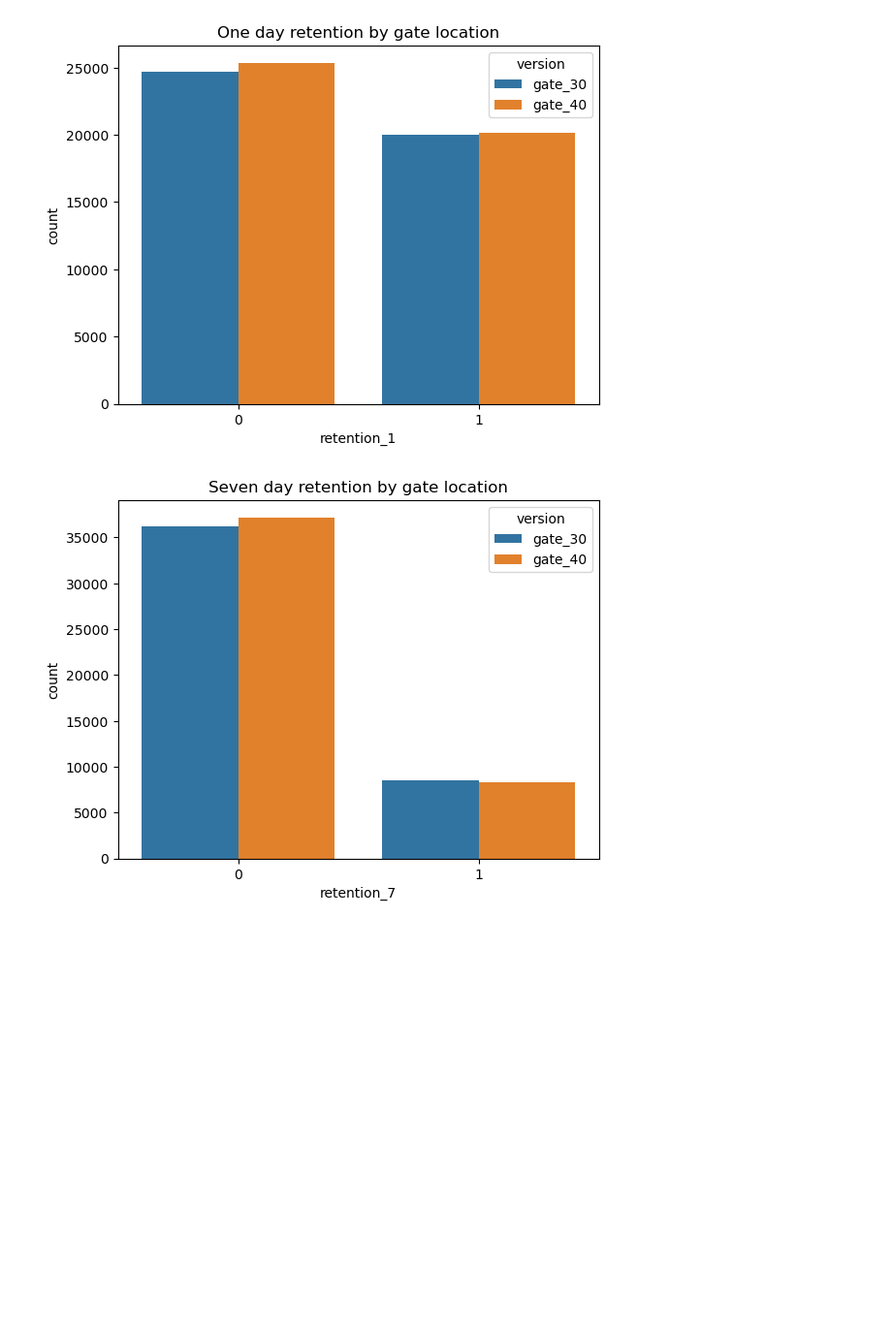
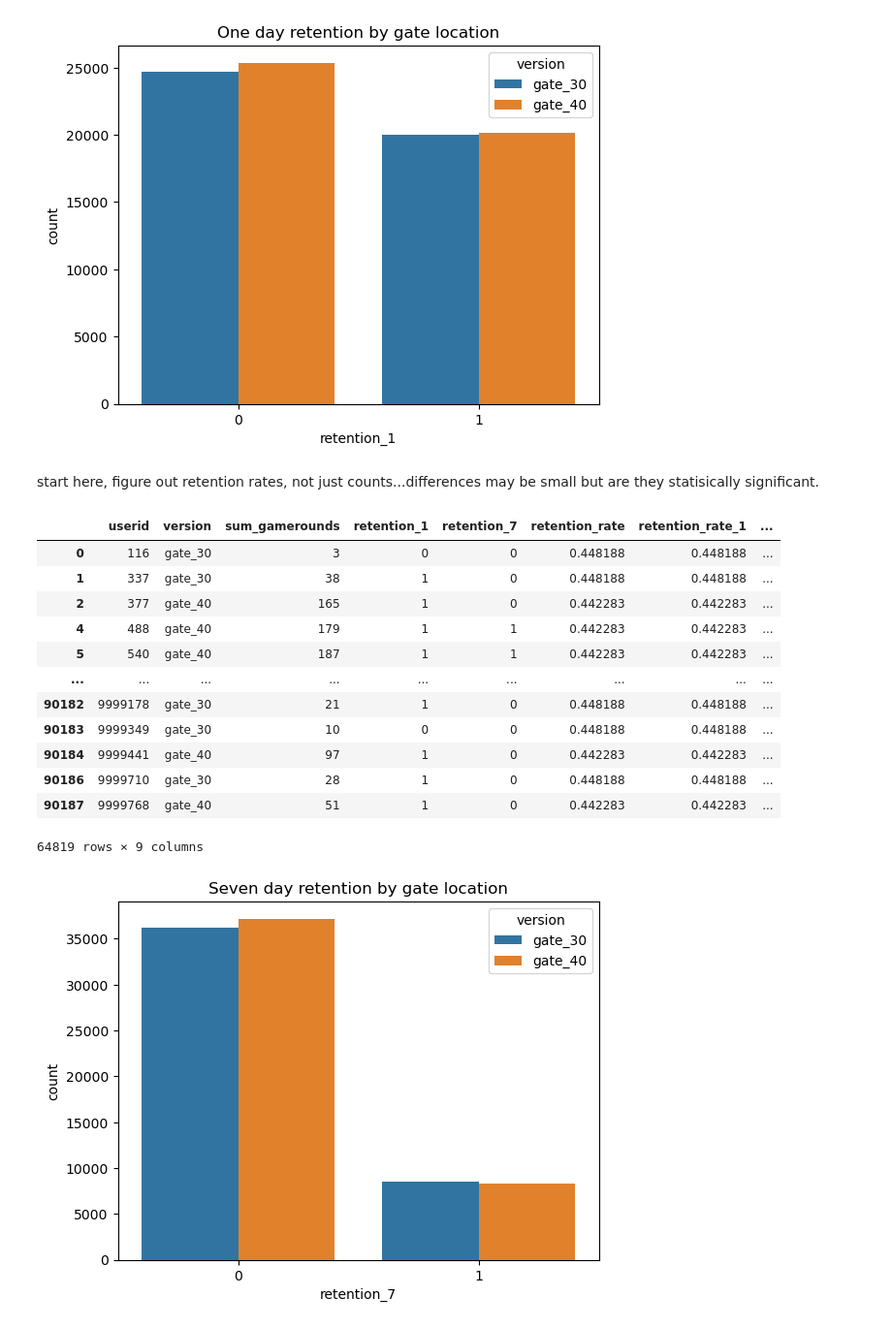
Before and after one commit to SBangarh/AB_cookie_cats, a Jupyter notebook: notebooks/EDA.ipynb, the cells around one changed output. Shown at 97% size. Saved outputs shown, nothing was run; the diff lists cells and outputs as text; code cells hidden in the pictures; blank space fills up the shorter version.

```diff
--- a/notebooks/EDA.ipynb
+++ b/notebooks/EDA.ipynb
@@ -163,6 +163,27 @@ plt.title('One day retention by gate location')
 plt.show()
 # %% [output]
 [figure]
+# %% [markdown]
+start here, figure out retention rates, not just counts...differences may be small but are they statisically significant.
+# %%
+#plot retention rates for one day
+#data.groupby('version')['retention_1'].transform('mean')
+
+data[(data['version'] == 'gate_30') | (data['retention_1'] == 1)]
+# %% [output]
+|  | userid | version | sum_gamerounds | retention_1 | retention_7 | retention_rate | retention_rate_1 | ... |
+| 0 | 116 | gate_30 | 3 | 0 | 0 | 0.448188 | 0.448188 | ... |
+| 1 | 337 | gate_30 | 38 | 1 | 0 | 0.448188 | 0.448188 | ... |
+| 2 | 377 | gate_40 | 165 | 1 | 0 | 0.442283 | 0.442283 | ... |
+| 4 | 488 | gate_40 | 179 | 1 | 1 | 0.442283 | 0.442283 | ... |
+| 5 | 540 | gate_40 | 187 | 1 | 1 | 0.442283 | 0.442283 | ... |
+| ... | ... | ... | ... | ... | ... | ... | ... | ... |
+| 90182 | 9999178 | gate_30 | 21 | 1 | 0 | 0.448188 | 0.448188 | ... |
+| 90183 | 9999349 | gate_30 | 10 | 0 | 0 | 0.448188 | 0.448188 | ... |
+| 90184 | 9999441 | gate_40 | 97 | 1 | 0 | 0.442283 | 0.442283 | ... |
+| 90186 | 9999710 | gate_30 | 28 | 1 | 0 | 0.448188 | 0.448188 | ... |
+| 90187 | 9999768 | gate_40 | 51 | 1 | 0 | 0.442283 | 0.442283 | ... |
+64819 rows × 9 columns
 # %%
 #retention by gate
 sns.countplot(data=data, x='retention_7', hue='version')
```
Also changed, not shown: parts of 12 cells of this notebook, 1 other file.
